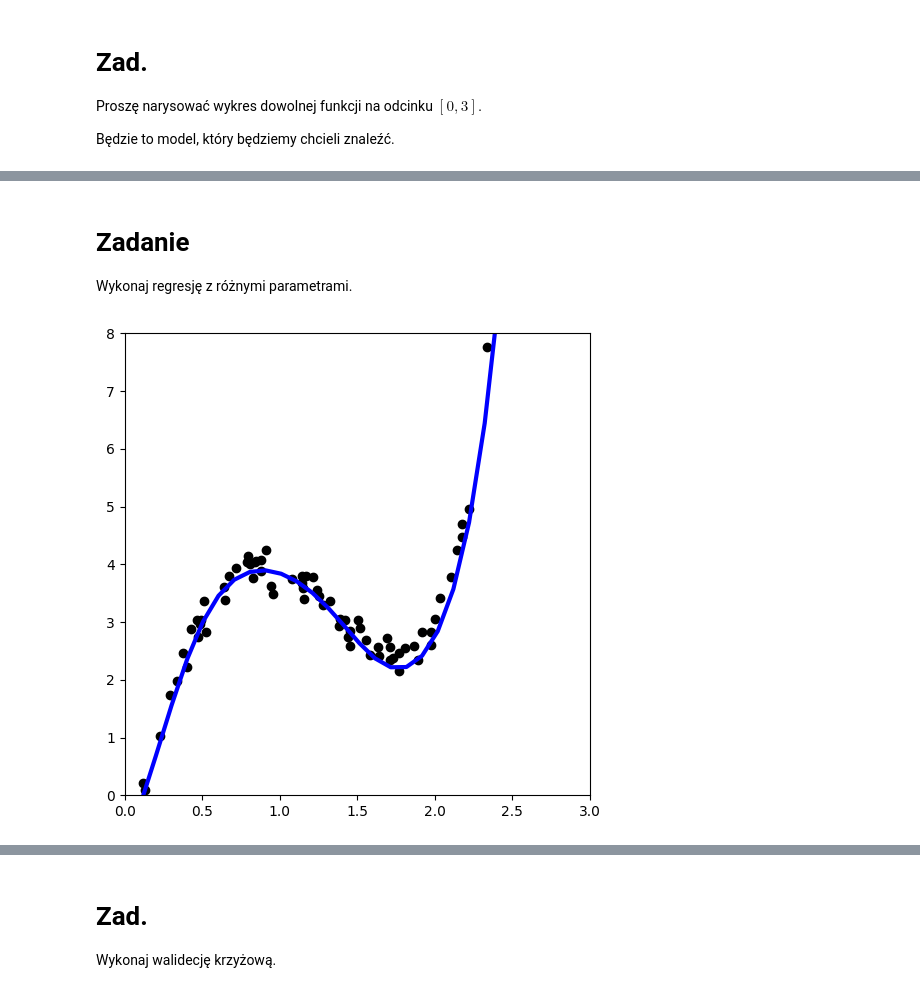
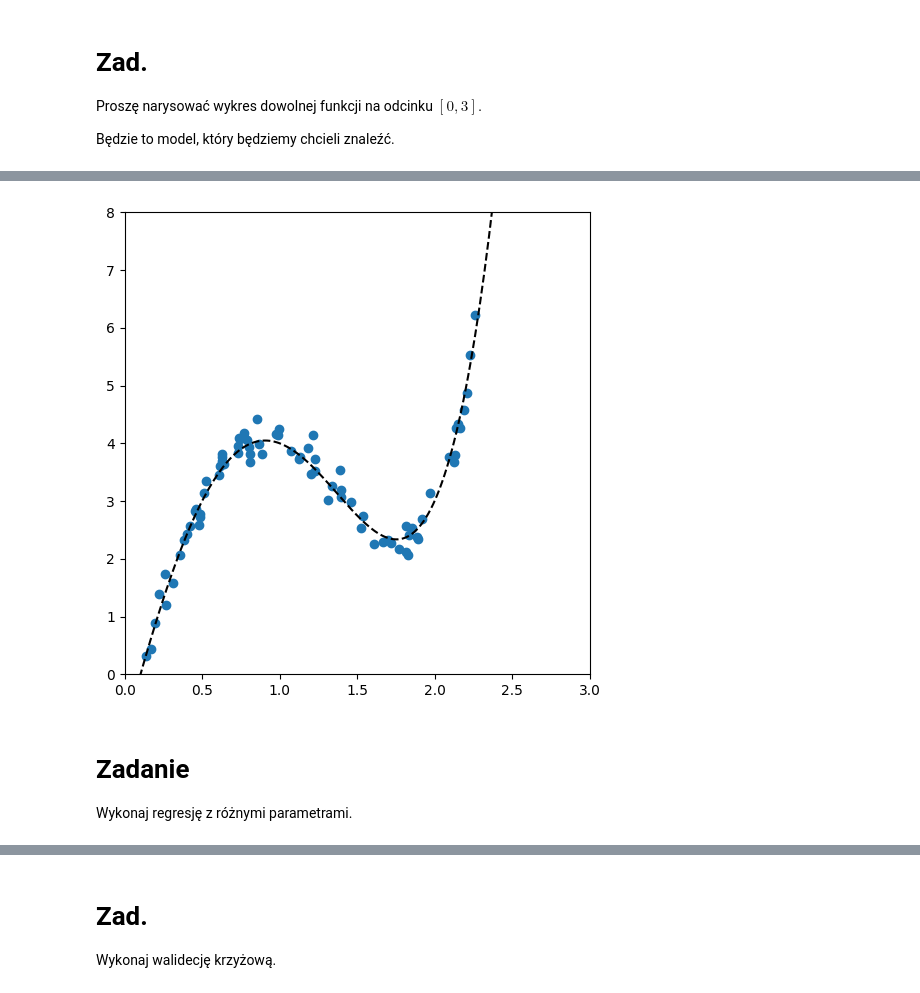
Before and after one commit to KrystianJachna/AI, a Jupyter notebook: cw10/AD_Z10_E_MLPRegressor.ipynb, the cells around one changed output, grey strips where cells are left out. Drawn from its saved outputs; the diff is of its cells as text; code cells hidden in the pictures.

```diff
--- a/cw10/AD_Z10_E_MLPRegressor.ipynb
+++ b/cw10/AD_Z10_E_MLPRegressor.ipynb
@@ -26,3 +34,16 @@ y = f(x) + stats.norm(0,0.2).rvs(len(x))
+# %%
+x = stats.uniform(0,3).rvs(100)
+y = f(x) + stats.norm(0,0.2).rvs(len(x))
+
+plt.figure(figsize=(6,6))
+axes = plt.gca()
+axes.set_xlim([0,3])
+axes.set_ylim([0,8])
+plt.plot(x_tr, y_tr, '--k')
+plt.scatter(x, y)
+plt.show()
+# %% [output]
+[figure, added]
 # %% [markdown]
 # Zadanie
 Wykonaj regresję z różnymi parametrami.
@@ -32,14 +53,3 @@ x_plot = np.vstack(np.linspace(0, 10, 100))
 
 MLP = MLPRegressor(hidden_layer_sizes=(100, 50, 10), activation='tanh', max_iter=50000, batch_size=20, learning_rate_init=0.001, learning_rate="adaptive", solver='adam')
 y_rbf = MLP.fit(x,y)
-
-# Plot outputs
-plt.figure(figsize=(6,6));
-axes = plt.gca()
-axes.set_xlim([0,3])
-axes.set_ylim([0,8])
-plt.scatter(x, y,  color='black')
-plt.plot(x_plot, MLP.predict(x_plot), color='blue',linewidth=3)
-plt.show()
-# %% [output]
-[figure, removed]
```
Also changed, not shown: parts of 12 cells of this notebook.
